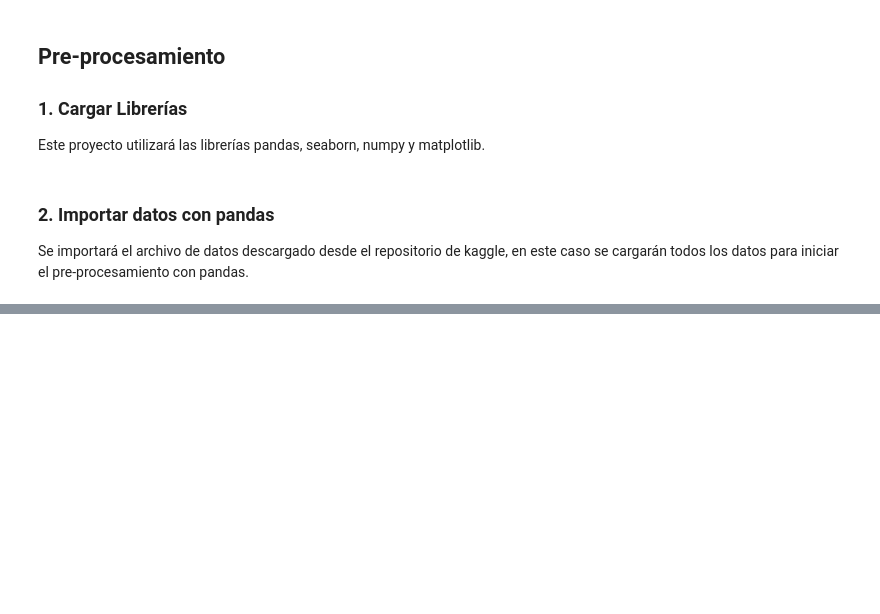
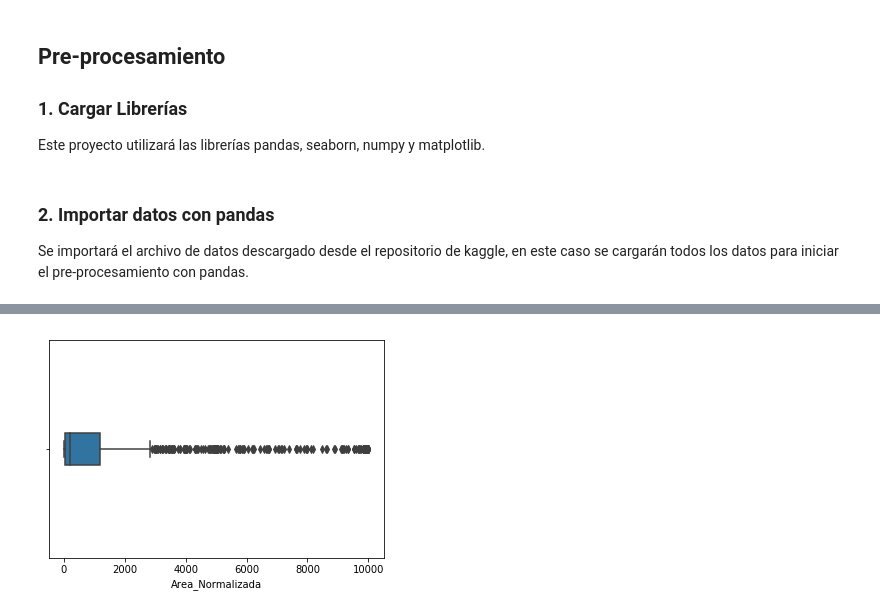
Before and after one commit to ruedadavid/BigData_Trabajo, a Jupyter notebook: nb/Trabajo_RevisionDatos_EDA.ipynb, the cells around one changed output, grey strips where cells are left out. Saved outputs shown, nothing was run; the diff lists cells and outputs as text; code cells hidden in the pictures; blank space fills up the shorter version.

```diff
--- a/nb/Trabajo_RevisionDatos_EDA.ipynb
+++ b/nb/Trabajo_RevisionDatos_EDA.ipynb
@@ -298,0 +210,4 @@ AttributeError: Unknown property cmap_
+# %%
+plot = sns.boxplot(x=ent['Area_Normalizada'], orient="h", width=0.15)
+# %% [output]
+[figure, added]
```
Also changed, not shown: parts of 61 cells of this notebook, 1 other file.
